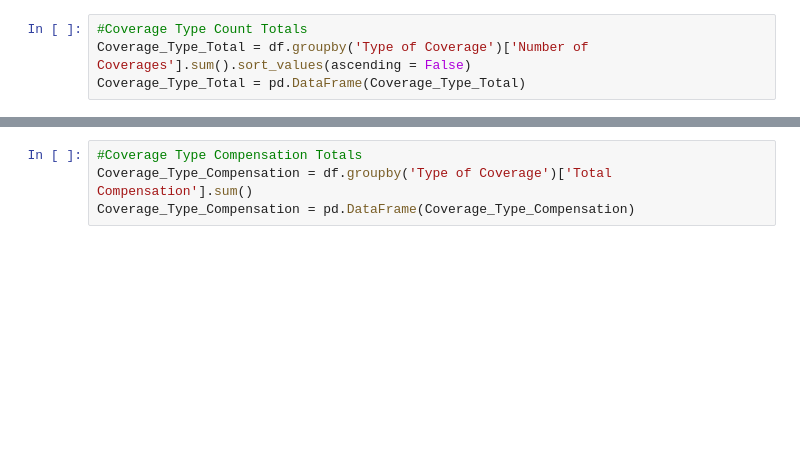
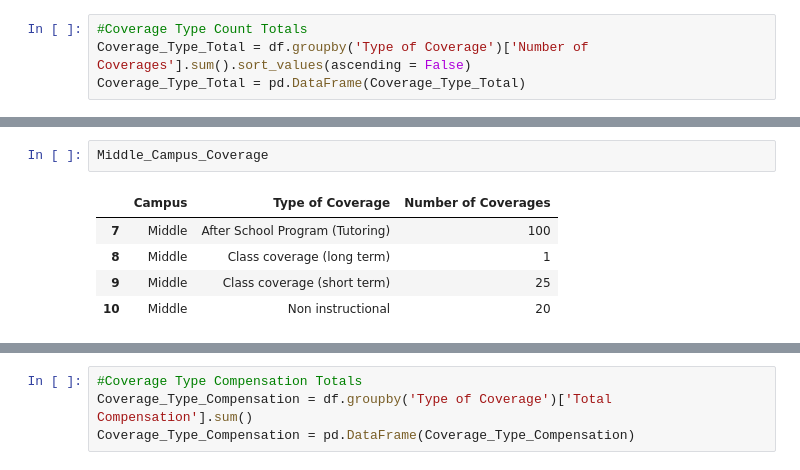
Before and after one commit to Scipio94/Coverage-Pay-Analysis, a Jupyter notebook: Coverage Pay Data Analysis.ipynb, the cells around one changed output, grey strips where cells are left out. Cells and saved outputs as stored; diff of their text form; blank space fills up the shorter version.

```diff
--- a/Coverage Pay Data Analysis.ipynb
+++ b/Coverage Pay Data Analysis.ipynb
@@ -115,0 +137,8 @@ plt.show()
+# %%
+Middle_Campus_Coverage
+# %% [output]
+|  | Campus | Type of Coverage | Number of Coverages |
+| 7 | Middle | After School Program (Tutoring) | 100 |
+| 8 | Middle | Class coverage (long term) | 1 |
+| 9 | Middle | Class coverage (short term) | 25 |
+| 10 | Middle | Non instructional | 20 |
```
Also changed, not shown: parts of 9 cells of this notebook.
